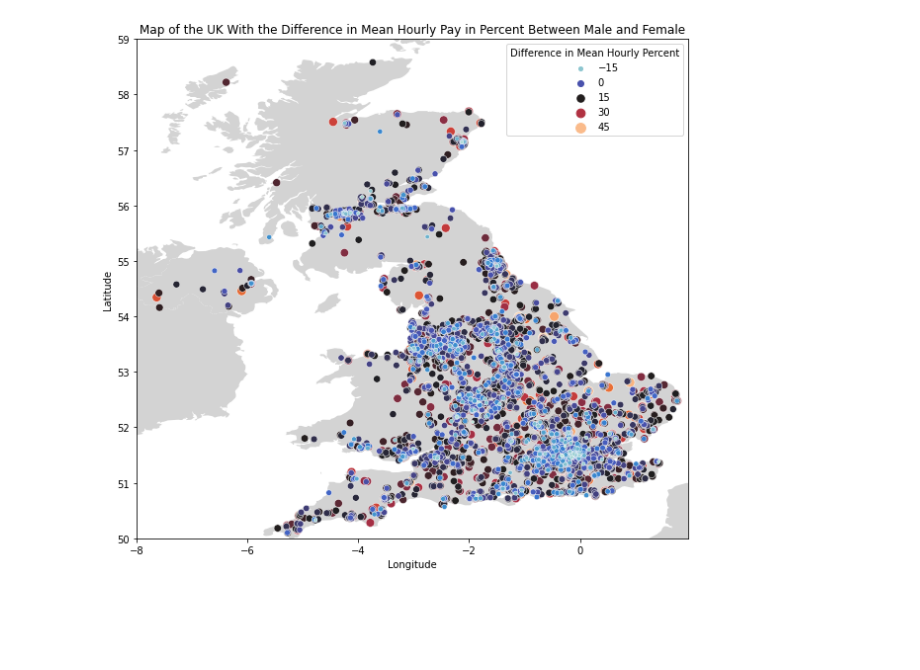
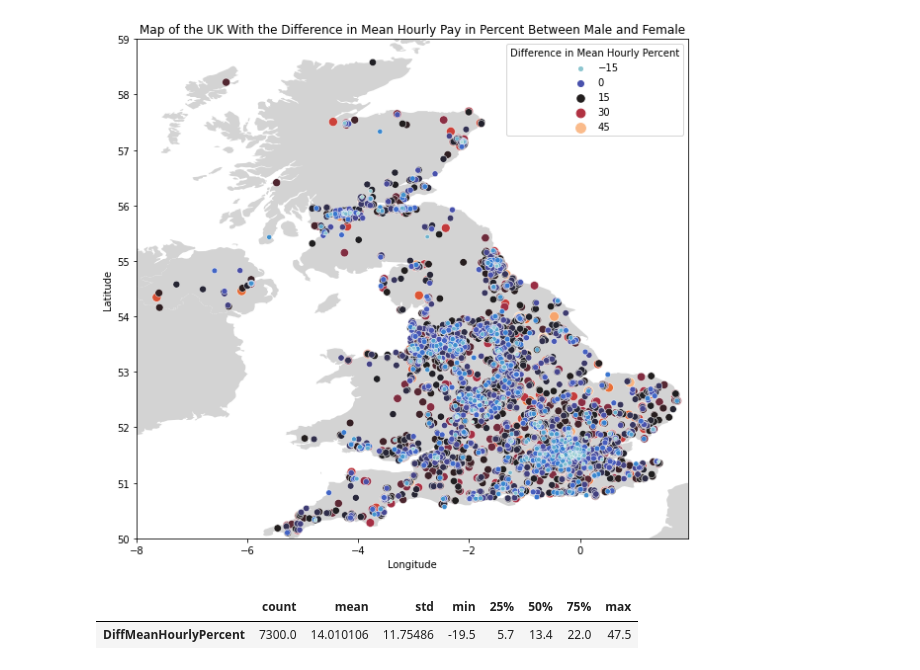
Before and after one commit to ddewi93/AdaHackaton2022, a Jupyter notebook: research.ipynb, the cells around one changed output. Drawn from its saved outputs; the diff is of its cells as text; code cells hidden in the pictures; blank space fills up the shorter version.

Commit message:
Implement summary statistics

```diff
--- a/research.ipynb
+++ b/research.ipynb
@@ -53,3 +53,11 @@ plt.set_ylim(50, 59)
 # %% [output]
 (50.0, 59.0)
 [figure]
+# %%
+summary_stats = df_coordinates[['DiffMeanHourlyPercent']].describe() \
+                                                         .rename({'DiffMeanHourlyPercent': 'Difference in Mean Hourly Pay in Percent'}) \
+                                                         .transpose()
+summary_stats
+# %% [output]
+|  | count | mean | std | min | 25% | 50% | 75% | max |
+| DiffMeanHourlyPercent | 7300.0 | 14.010106 | 11.75486 | -19.5 | 5.7 | 13.4 | 22.0 | 47.5 |
```
Also changed, not shown: parts of 1 cell of this notebook.
